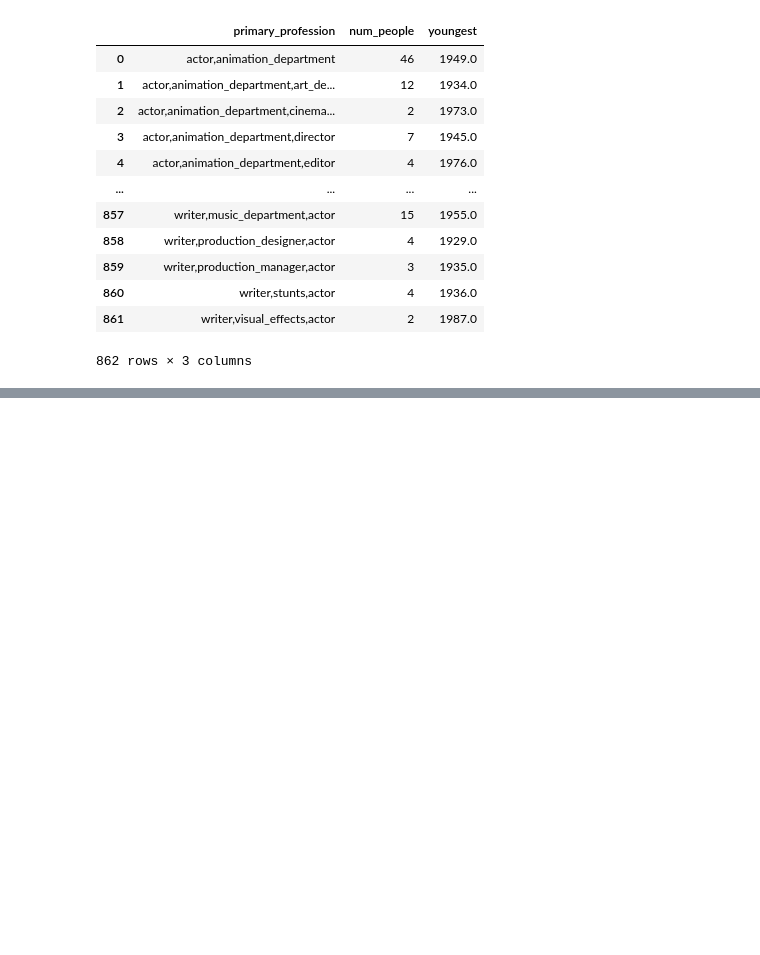
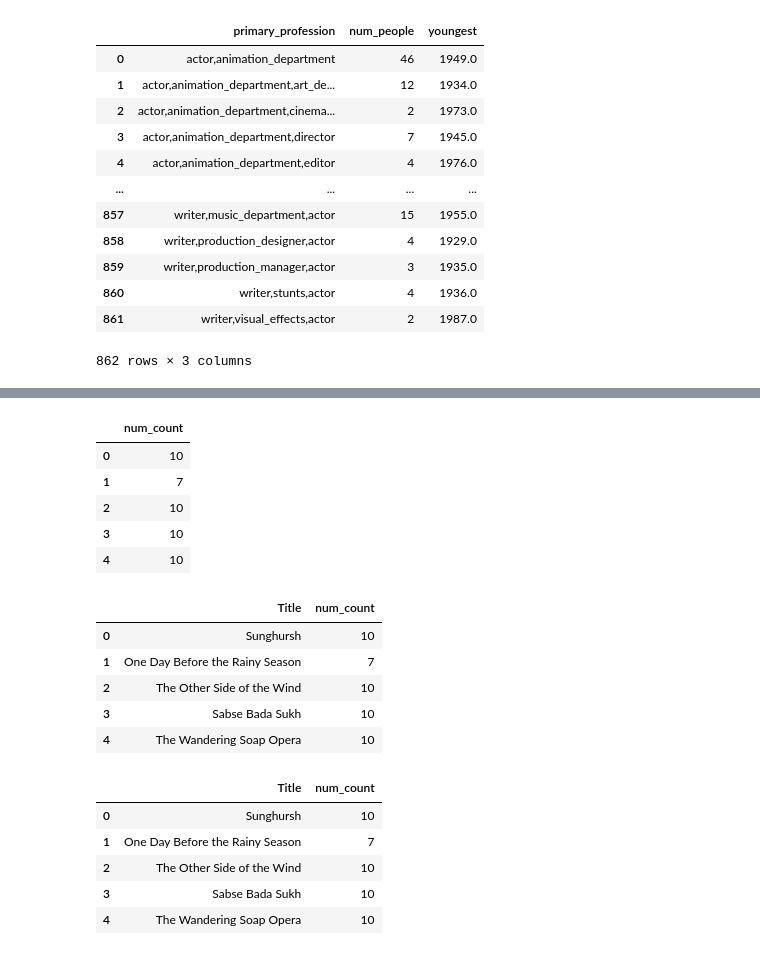
Before and after one commit to Tommyphung1/Master-Notebook-Experiments, a Jupyter notebook: main_notebook.ipynb, the cells around one changed output, grey strips where cells are left out. Cells and saved outputs as stored; diff of their text form; code cells hidden in the pictures; blank space fills up the shorter version.

```diff
--- a/main_notebook.ipynb
+++ b/main_notebook.ipynb
@@ -355,0 +498,43 @@ conn.close()
+# %%
+display(pd.read_sql('''
+                    SELECT count(*) AS num_count
+                        FROM principals
+                    GROUP BY movie_id
+                    LIMIT 5''', conn))
+
+# Convert the ID with the name of the movie for clarity.
+display(pd.read_sql('''
+                    SELECT movie_basics.primary_title AS Title, count(*) AS num_count
+                        FROM principals
+                    JOIN movie_basics
+                        ON principals.movie_id = movie_basics.movie_id
+                    GROUP BY principals.movie_id
+                    LIMIT 5''', conn))
+
+# Convert the ID with the name of the movie for clarity using USING instead.
+display(pd.read_sql('''
+                    SELECT movie_basics.primary_title AS Title, count(*) AS num_count
+                        FROM principals
+                    JOIN movie_basics
+                        USING (movie_id)
+                    GROUP BY principals.movie_id
+                    LIMIT 5''', conn))
+# %% [output]
+|  | num_count |
+| 0 | 10 |
+| 1 | 7 |
+| 2 | 10 |
+| 3 | 10 |
+| 4 | 10 |
+|  | Title | num_count |
+| 0 | Sunghursh | 10 |
+| 1 | One Day Before the Rainy Season | 7 |
+| 2 | The Other Side of the Wind | 10 |
+| 3 | Sabse Bada Sukh | 10 |
+| 4 | The Wandering Soap Opera | 10 |
+|  | Title | num_count |
+| 0 | Sunghursh | 10 |
+| 1 | One Day Before the Rainy Season | 7 |
+| 2 | The Other Side of the Wind | 10 |
+| 3 | Sabse Bada Sukh | 10 |
+| 4 | The Wandering Soap Opera | 10 |
```
Also changed, not shown: parts of 17 cells of this notebook.
